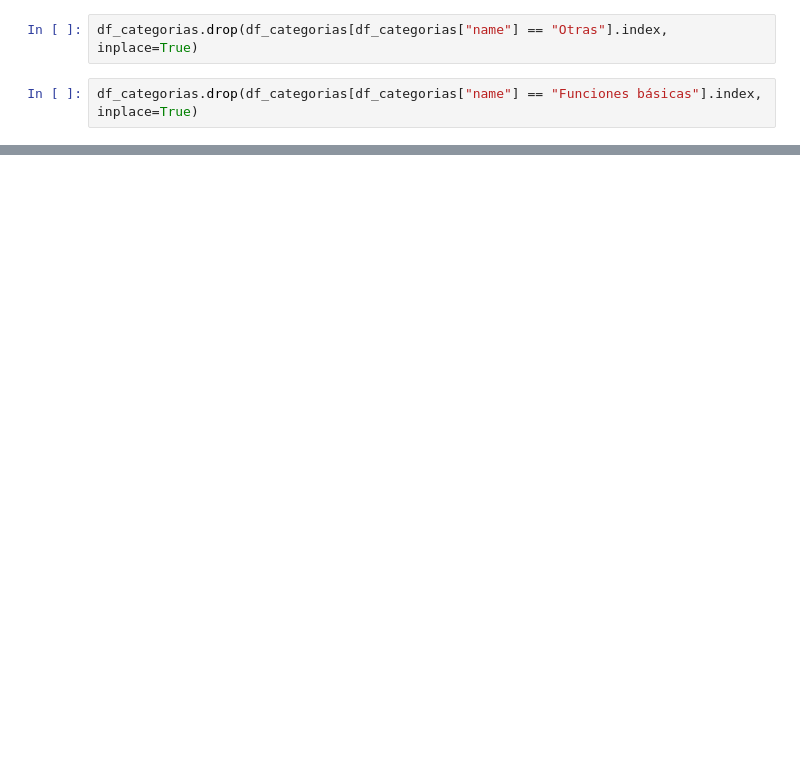
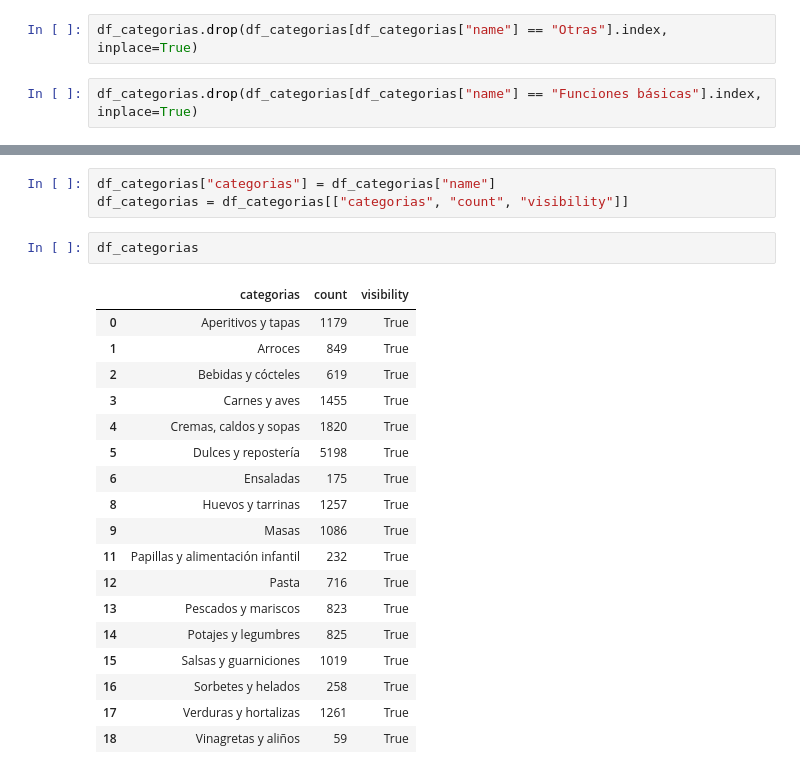
Before and after one commit to Unbiunio/interview, a Jupyter notebook: dsk.ipynb, the cells around one changed output, grey strips where cells are left out. Drawn from its saved outputs; the diff is of its cells as text; blank space fills up the shorter version.

```diff
--- a/dsk.ipynb
+++ b/dsk.ipynb
@@ -356,0 +157,24 @@ df_ingredientes
+# %%
+df_categorias["categorias"] = df_categorias["name"]
+df_categorias = df_categorias[["categorias", "count", "visibility"]]
+# %%
+df_categorias
+# %% [output]
+|  | categorias | count | visibility |
+| 0 | Aperitivos y tapas | 1179 | True |
+| 1 | Arroces | 849 | True |
+| 2 | Bebidas y cócteles | 619 | True |
+| 3 | Carnes y aves | 1455 | True |
+| 4 | Cremas, caldos y sopas | 1820 | True |
+| 5 | Dulces y repostería | 5198 | True |
+| 6 | Ensaladas | 175 | True |
+| 8 | Huevos y tarrinas | 1257 | True |
+| 9 | Masas | 1086 | True |
+| 11 | Papillas y alimentación infantil | 232 | True |
+| 12 | Pasta | 716 | True |
+| 13 | Pescados y mariscos | 823 | True |
+| 14 | Potajes y legumbres | 825 | True |
+| 15 | Salsas y guarniciones | 1019 | True |
+| 16 | Sorbetes y helados | 258 | True |
+| 17 | Verduras y hortalizas | 1261 | True |
+| 18 | Vinagretas y aliños | 59 | True |
```
Also changed, not shown: parts of 18 cells of this notebook, 9 other files.
